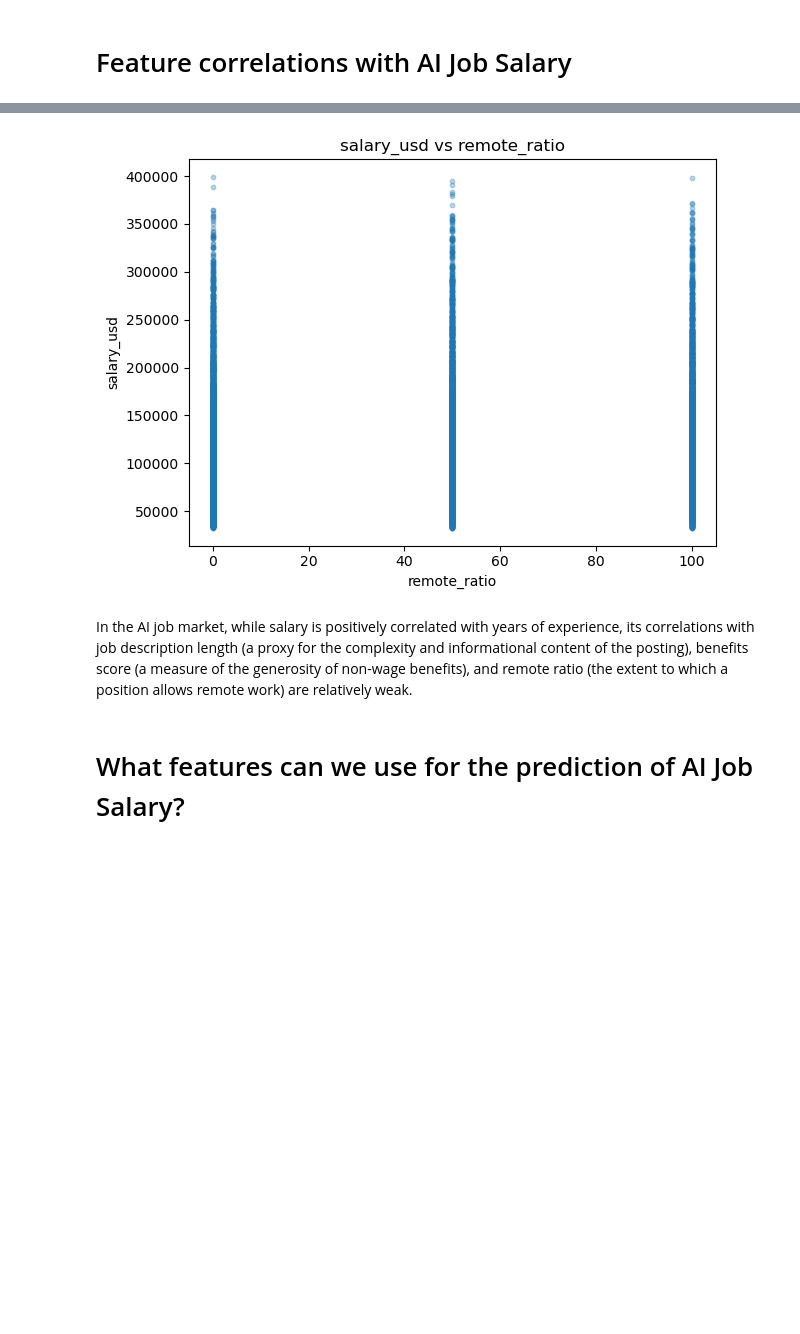
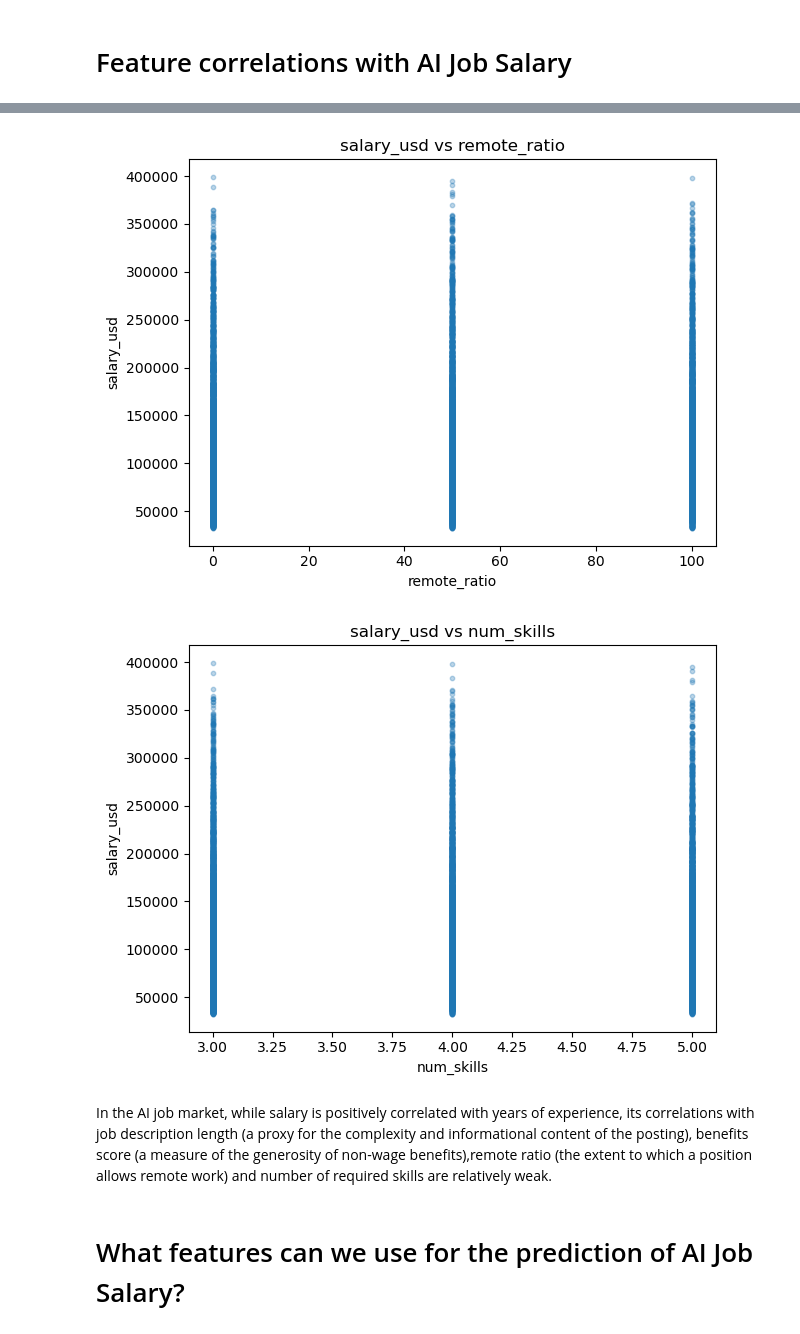
Before and after one commit to mionam0304-lang/d100_d400_code_mm2935, a Jupyter notebook: eda_cleaning.ipynb, the cells around one changed output, grey strips where cells are left out. Saved outputs shown, nothing was run; the diff lists cells and outputs as text; code cells hidden in the pictures; blank space fills up the shorter version.

```diff
--- a/eda_cleaning.ipynb
+++ b/eda_cleaning.ipynb
@@ -151,7 +151,7 @@ One possible approach is to treat observations above the 95th percentile and bel
 # %% [markdown]
 # Feature correlations with AI Job Salary
 # %%
-corr_cols = ["years_experience", "job_description_length", "benefits_score", "remote_ratio"]
+corr_cols = ["years_experience", "job_description_length", "benefits_score", "remote_ratio","num_skills"]
 corr = (
     df.select(
         [pl.corr(pl.col(c), pl.col("salary_usd")).alias(c) for c in corr_cols if c in df.columns]
@@ -172,9 +172,10 @@ shape: (1, 4)
 [figure]
 [figure]
 [figure]
 [figure]
+[figure, added]
 # %% [markdown]
-In the AI job market, while salary is positively correlated with years of experience, its correlations with job description length (a proxy for the complexity and informational content of the posting), benefits score (a measure of the generosity of non-wage benefits), and remote ratio (the extent to which a position allows remote work) are relatively weak.
+In the AI job market, while salary is positively correlated with years of experience, its correlations with job description length (a proxy for the complexity and informational content of the posting), benefits score (a measure of the generosity of non-wage benefits),remote ratio (the extent to which a position allows remote work) and number of required skills are relatively weak.
 # %% [markdown]
 # What features can we use for the prediction of AI Job Salary?
 # %% [markdown]
```
Also changed, not shown: parts of 1 cell of this notebook, 12 other files.
